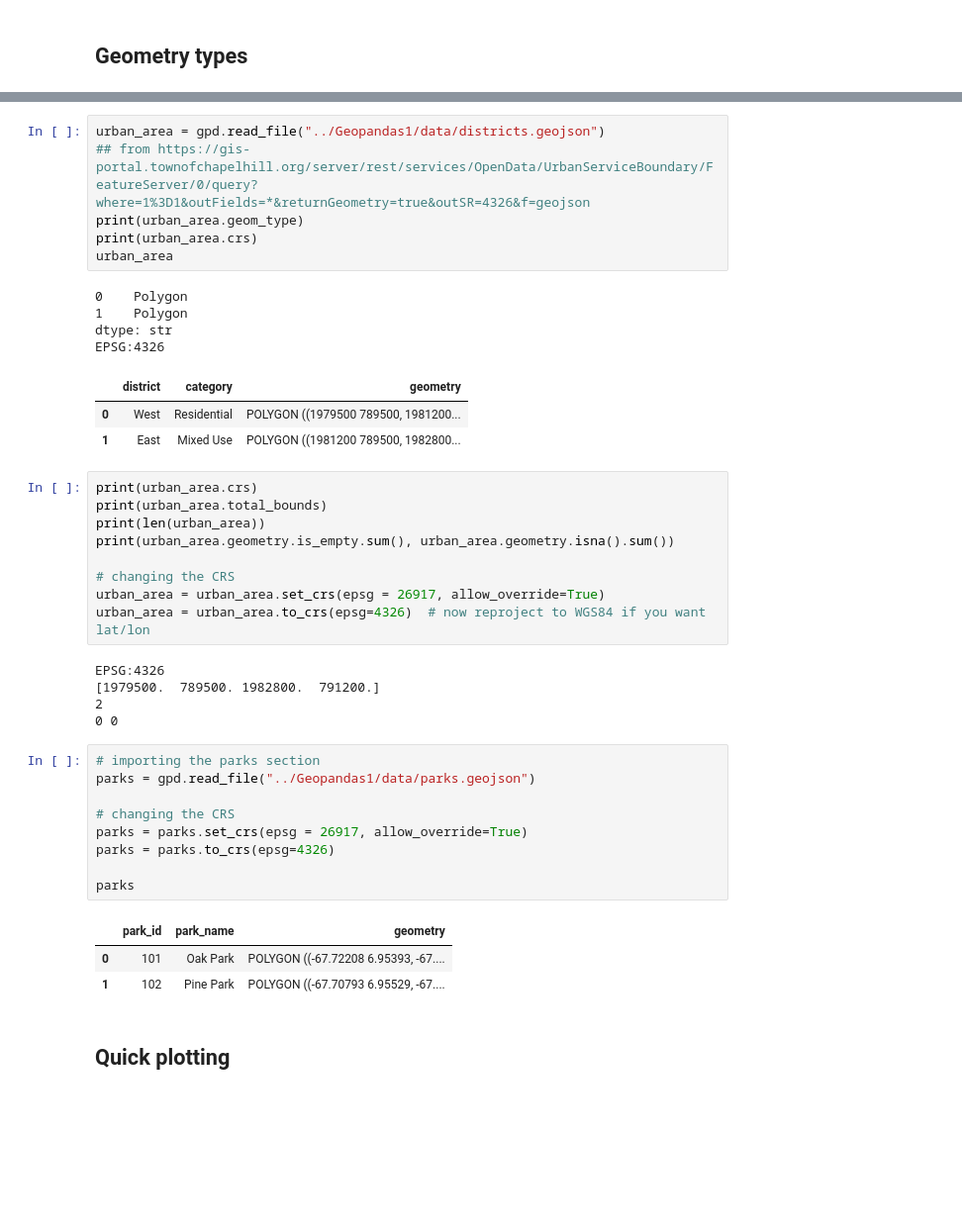
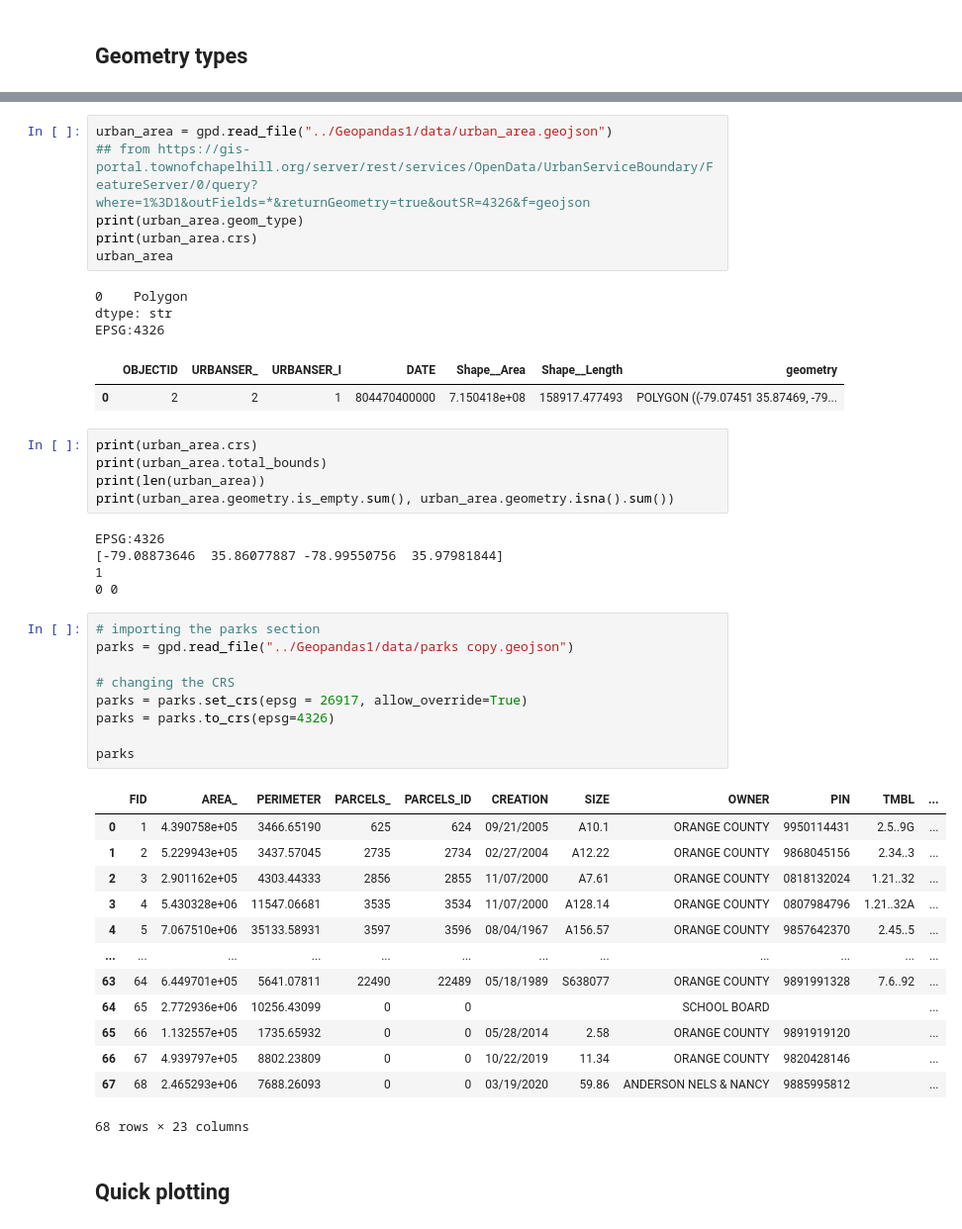
Before and after one commit to arhorton/geog592-arhorton, a Jupyter notebook: homework/week05/Geopandas1/GEOG592_GeoPandas_Module1_GeoDataFrames_and_Geometry_ready.ipynb, the cells around one changed output, grey strips where cells are left out. Shown at 99% size. Saved outputs shown, nothing was run; the diff lists cells and outputs as text; blank space fills up the shorter version.

```diff
--- a/homework/week05/Geopandas1/GEOG592_GeoPandas_Module1_GeoDataFrames_and_Geometry_ready.ipynb
+++ b/homework/week05/Geopandas1/GEOG592_GeoPandas_Module1_GeoDataFrames_and_Geometry_ready.ipynb
@@ -133,44 +164,48 @@ dtype: str
 # %%
-urban_area = gpd.read_file("../Geopandas1/data/districts.geojson")
+urban_area = gpd.read_file("../Geopandas1/data/urban_area.geojson")
 ## from https://gis-portal.townofchapelhill.org/server/rest/services/OpenData/UrbanServiceBoundary/FeatureServer/0/query?where=1%3D1&outFields=*&returnGeometry=true&outSR=4326&f=geojson
 print(urban_area.geom_type)
 print(urban_area.crs)
 urban_area
 # %% [output]
 0    Polygon
-1    Polygon
 dtype: str
 EPSG:4326
-|  | district | category | geometry |
-| 0 | West | Residential | POLYGON ((1979500 789500, 1981200... |
-| 1 | East | Mixed Use | POLYGON ((1981200 789500, 1982800... |
+|  | OBJECTID | URBANSER_ | URBANSER_I | DATE | Shape__Area | Shape__Length | geometry |
+| 0 | 2 | 2 | 1 | 804470400000 | 7.150418e+08 | 158917.477493 | POLYGON ((-79.07451 35.87469, -79... |
 # %%
 print(urban_area.crs)
 print(urban_area.total_bounds)
 print(len(urban_area))
 print(urban_area.geometry.is_empty.sum(), urban_area.geometry.isna().sum())
-
-# changing the CRS
-urban_area = urban_area.set_crs(epsg = 26917, allow_override=True)
-urban_area = urban_area.to_crs(epsg=4326)  # now reproject to WGS84 if you want lat/lon
 # %% [output]
 EPSG:4326
-[1979500.  789500. 1982800.  791200.]
-2
+[-79.08873646  35.86077887 -78.99550756  35.97981844]
+1
 0 0
 # %%
 # importing the parks section
-parks = gpd.read_file("../Geopandas1/data/parks.geojson")
+parks = gpd.read_file("../Geopandas1/data/parks copy.geojson")
 
 # changing the CRS
 parks = parks.set_crs(epsg = 26917, allow_override=True)
 parks = parks.to_crs(epsg=4326)
 
 parks
 # %% [output]
-|  | park_id | park_name | geometry |
-| 0 | 101 | Oak Park | POLYGON ((-67.72208 6.95393, -67.... |
-| 1 | 102 | Pine Park | POLYGON ((-67.70793 6.95529, -67.... |
+|  | FID | AREA_ | PERIMETER | PARCELS_ | PARCELS_ID | CREATION | SIZE | OWNER | PIN | TMBL | ... |
+| 0 | 1 | 4.390758e+05 | 3466.65190 | 625 | 624 | 09/21/2005 | A10.1 | ORANGE COUNTY | 9950114431 | 2.5..9G | ... |
+| 1 | 2 | 5.229943e+05 | 3437.57045 | 2735 | 2734 | 02/27/2004 | A12.22 | ORANGE COUNTY | 9868045156 | 2.34..3 | ... |
+| 2 | 3 | 2.901162e+05 | 4303.44333 | 2856 | 2855 | 11/07/2000 | A7.61 | ORANGE COUNTY | 0818132024 | 1.21..32 | ... |
+| 3 | 4 | 5.430328e+06 | 11547.06681 | 3535 | 3534 | 11/07/2000 | A128.14 | ORANGE COUNTY | 0807984796 | 1.21..32A | ... |
+| 4 | 5 | 7.067510e+06 | 35133.58931 | 3597 | 3596 | 08/04/1967 | A156.57 | ORANGE COUNTY | 9857642370 | 2.45..5 | ... |
+| ... | ... | ... | ... | ... | ... | ... | ... | ... | ... | ... | ... |
+| 63 | 64 | 6.449701e+05 | 5641.07811 | 22490 | 22489 | 05/18/1989 | S638077 | ORANGE COUNTY | 9891991328 | 7.6..92 | ... |
+| 64 | 65 | 2.772936e+06 | 10256.43099 | 0 | 0 |  |  | SCHOOL BOARD |  |  | ... |
+| 65 | 66 | 1.132557e+05 | 1735.65932 | 0 | 0 | 05/28/2014 | 2.58 | ORANGE COUNTY | 9891919120 |  | ... |
+| 66 | 67 | 4.939797e+05 | 8802.23809 | 0 | 0 | 10/22/2019 | 11.34 | ORANGE COUNTY | 9820428146 |  | ... |
+| 67 | 68 | 2.465293e+06 | 7688.26093 | 0 | 0 | 03/19/2020 | 59.86 | ANDERSON NELS & NANCY | 9885995812 |  | ... |
+68 rows × 23 columns
 # %% [markdown]
 ## Quick plotting
 # %%
```
Also changed, not shown: parts of 14 cells of this notebook, 9 other files.
